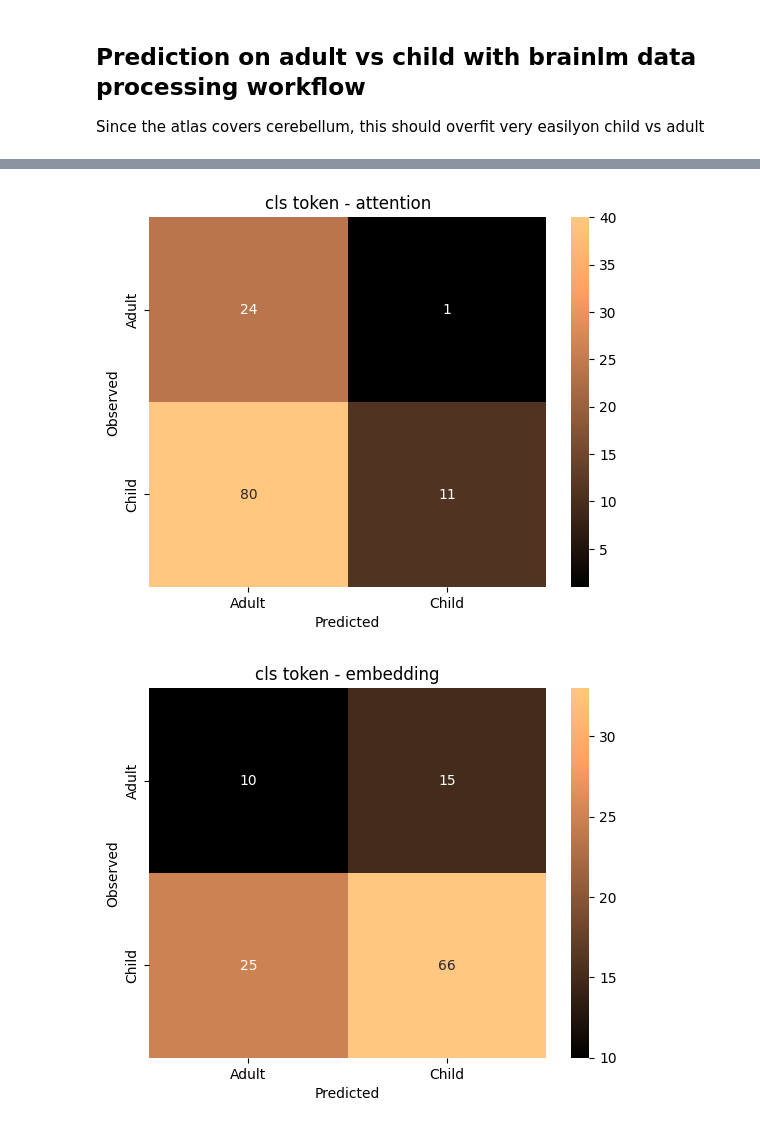
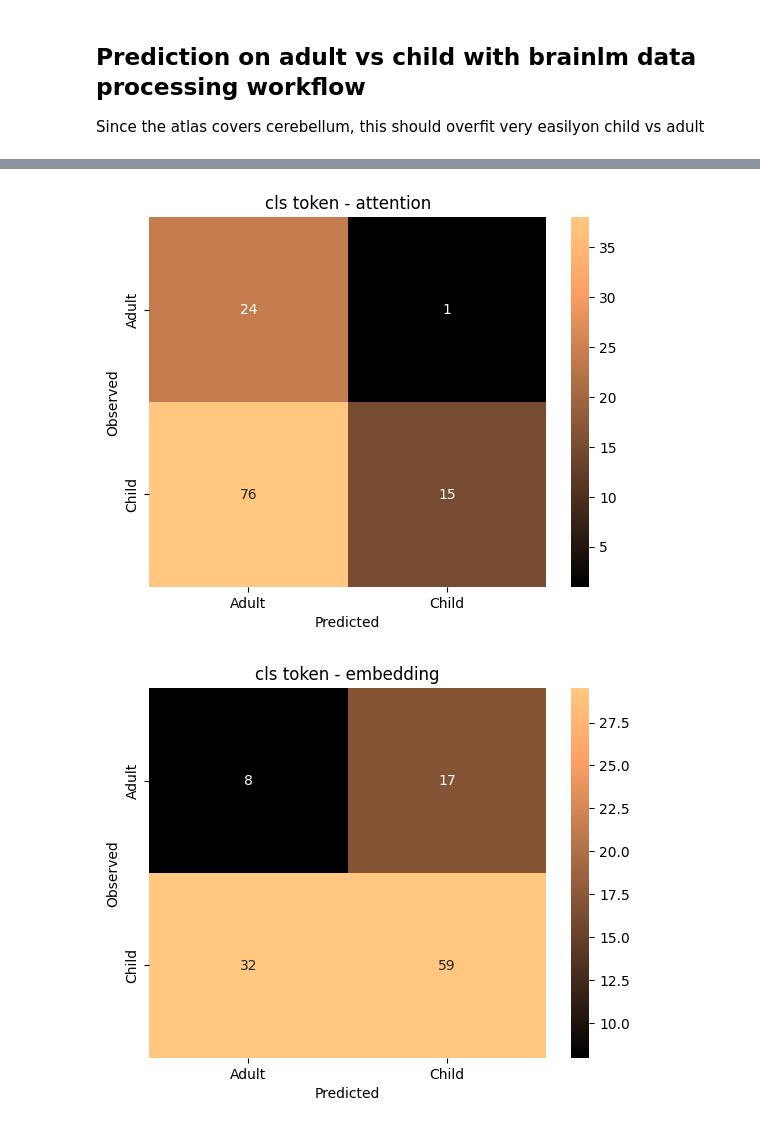
Before and after one commit to htwangtw/hfplayground, a Jupyter notebook: notebooks/cls_token_transfer_inference.ipynb, the cells around one changed output, grey strips where cells are left out. Saved outputs shown, nothing was run; the diff lists cells and outputs as text; code cells hidden in the pictures.

```diff
--- a/notebooks/cls_token_transfer_inference.ipynb
+++ b/notebooks/cls_token_transfer_inference.ipynb
@@ -36,7 +36,7 @@ def pca_svc(C, x, y):
         ('pca', PCA(n_components=5)),
         ('svc', SVC(C=C, class_weight='balanced'))
     ])
-    cv = StratifiedKFold(n_splits=3)
+    cv = StratifiedKFold(n_splits=3, shuffle=True, random_state=1)
     scores = cross_val_score(pipe, X_train, y_train, cv=cv)
     y_pred = cross_val_predict(pipe, X_train, y_train, cv=cv)
 
@@ -197,5 +197,5 @@ plt.title("cls token - attention")
 pca_svc(1, cls_token, y_ageclass)
 plt.figure()
 plt.title("cls token - embedding")
-pca_svc(1, np.array(features['embedding']).squeeze(), y_ageclass)
+pca_svc(1, np.array(features['cls_embedding']).squeeze(), y_ageclass)
 # %% [output]
@@ -220,2 +220,2 @@ weighted avg       0.70      0.66      0.67       116
-[figure, old version]
+[figure, new version]
-[figure, old version]
+[figure, new version]
```
Also changed, not shown: parts of 4 cells of this notebook.
